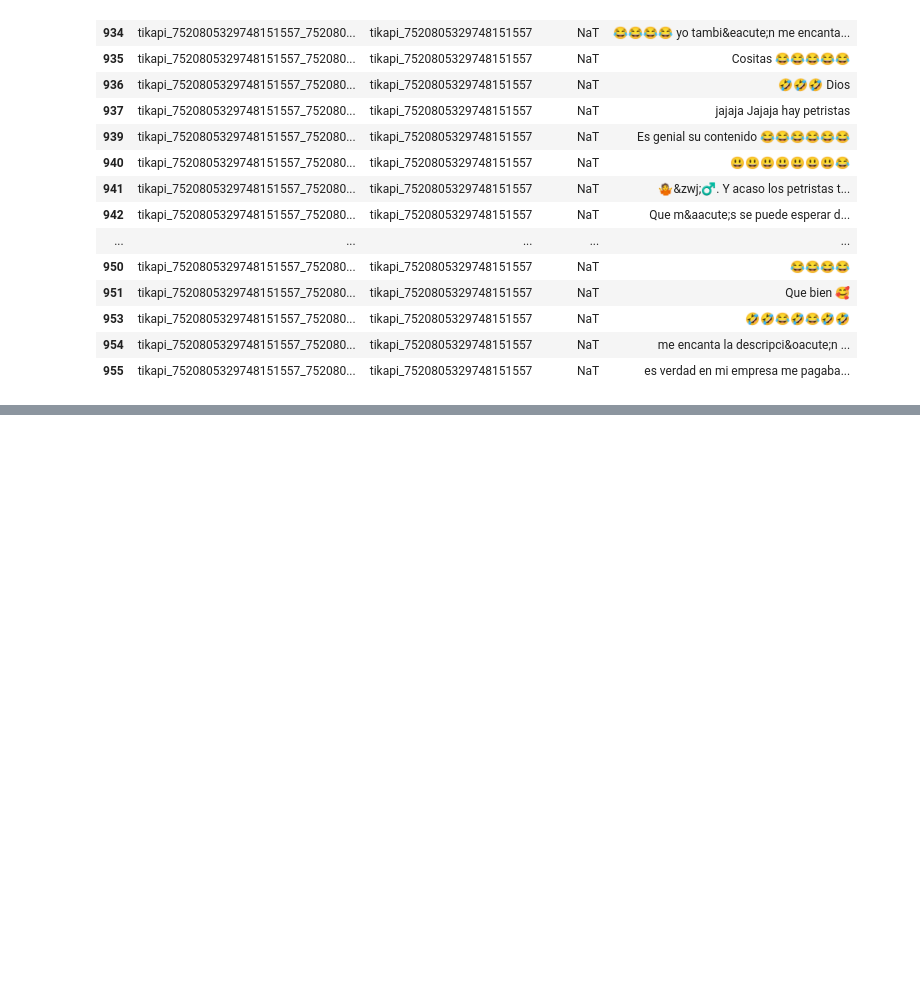
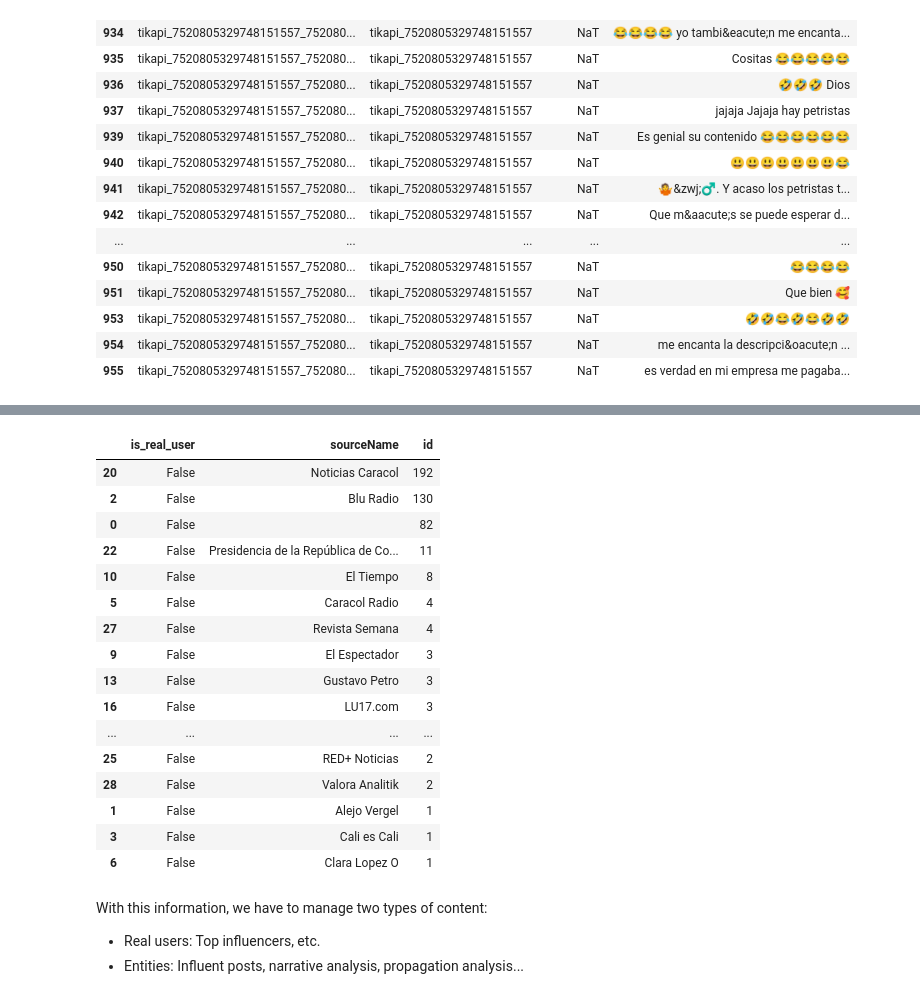
Before and after one commit to AndresPin0/atinna_challenge, a Jupyter notebook: notebooks/01_EDA_propagation.ipynb, the cells around one changed output, grey strips where cells are left out. Saved outputs shown, nothing was run; the diff lists cells and outputs as text; code cells hidden in the pictures; blank space fills up the shorter version.

```diff
--- a/notebooks/01_EDA_propagation.ipynb
+++ b/notebooks/01_EDA_propagation.ipynb
@@ -206,0 +254,4 @@ Podemos ver que todos los comentarios referencias directamente al root, es decir
+# %%
+df_small["author_clean"] = df_small["author"].str.strip()
+df_social = df_small[df_small["author_clean"] != ""]
+df_news = df_small[df_small["author_clean"] == ""]
@@ -206,0 +276,2 @@ Podemos ver que todos los comentarios referencias directamente al root, es decir
+# %%
+df_small["is_real_user"] = df_small["author"].str.strip() != ""
@@ -206,0 +304,35 @@ Podemos ver que todos los comentarios referencias directamente al root, es decir
+# %%
+df_small["is_real_user"] = df_small["author"].str.strip() != ""
+
+df_report = (
+    df_small
+    .groupby(["is_real_user", "sourceName"])["id"]
+    .count()
+    .reset_index()
+    .sort_values(by=["is_real_user", "id"], ascending=[True, False])
+)
+
+df_report.head(20)
+# %% [output]
+|  | is_real_user | sourceName | id |
+| 20 | False | Noticias Caracol | 192 |
+| 2 | False | Blu Radio | 130 |
+| 0 | False |  | 82 |
+| 22 | False | Presidencia de la República de Co... | 11 |
+| 10 | False | El Tiempo | 8 |
+| 5 | False | Caracol Radio | 4 |
+| 27 | False | Revista Semana | 4 |
+| 9 | False | El Espectador | 3 |
+| 13 | False | Gustavo Petro | 3 |
+| 16 | False | LU17.com | 3 |
+| ... | ... | ... | ... |
+| 25 | False | RED+ Noticias | 2 |
+| 28 | False | Valora Analitik | 2 |
+| 1 | False | Alejo Vergel | 1 |
+| 3 | False | Cali es Cali | 1 |
+| 6 | False | Clara Lopez O | 1 |
+# %% [markdown]
+With this information, we have to manage two types of content:
+
+* Real users: Top influencers, etc.
+* Entities: Influent posts, narrative analysis, propagation analysis...
```
Also changed, not shown: parts of 39 cells of this notebook, 1 other file.
